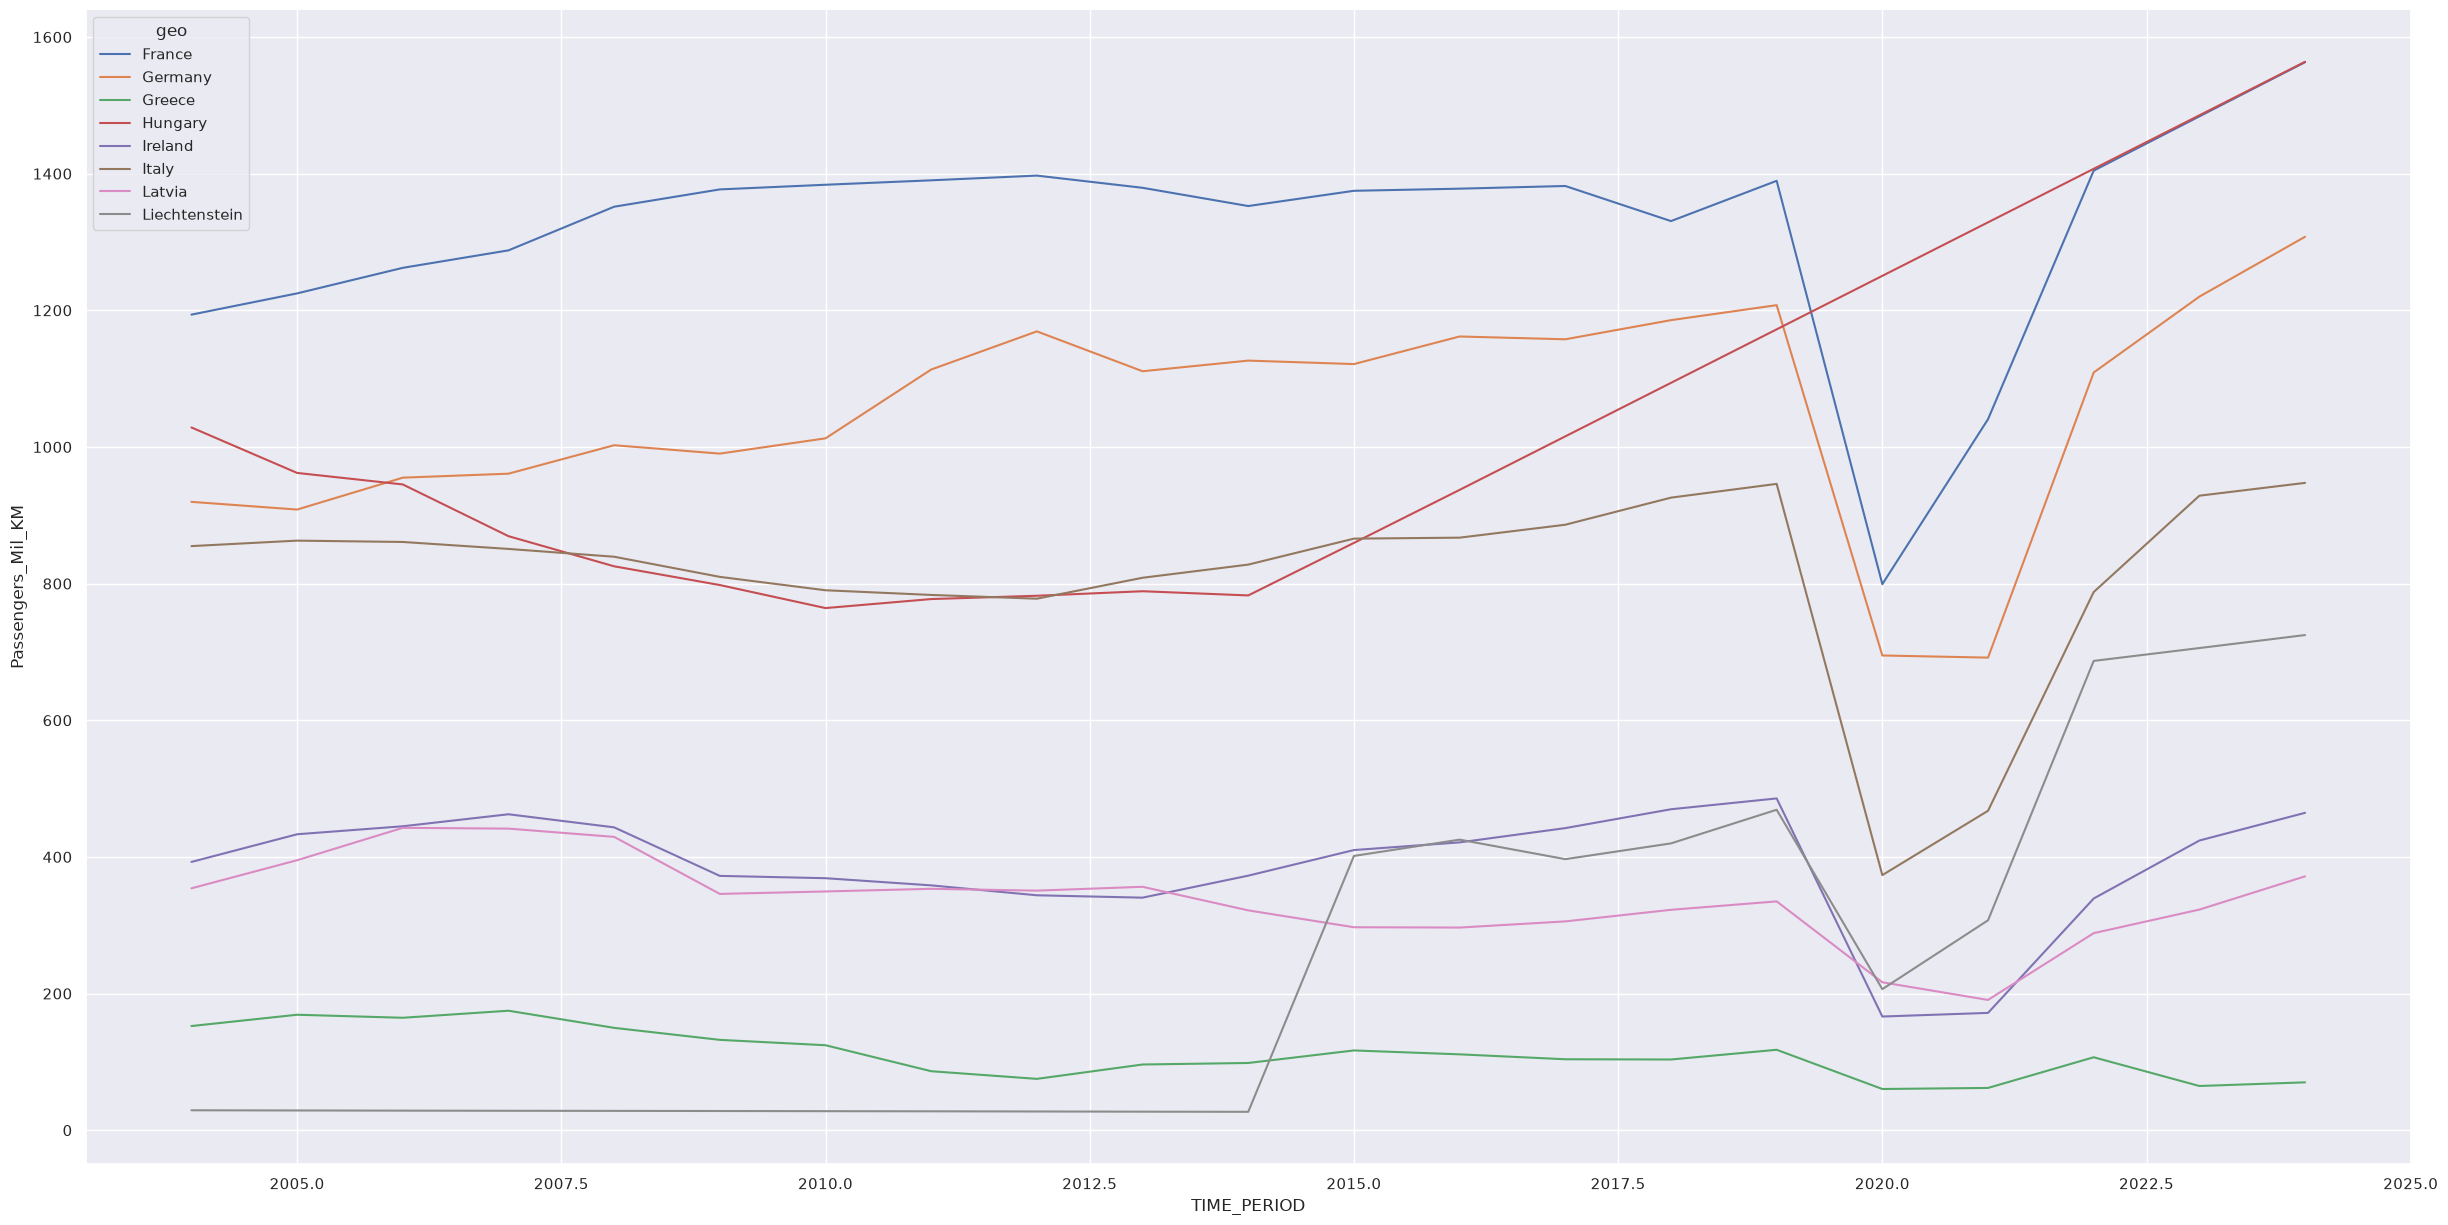
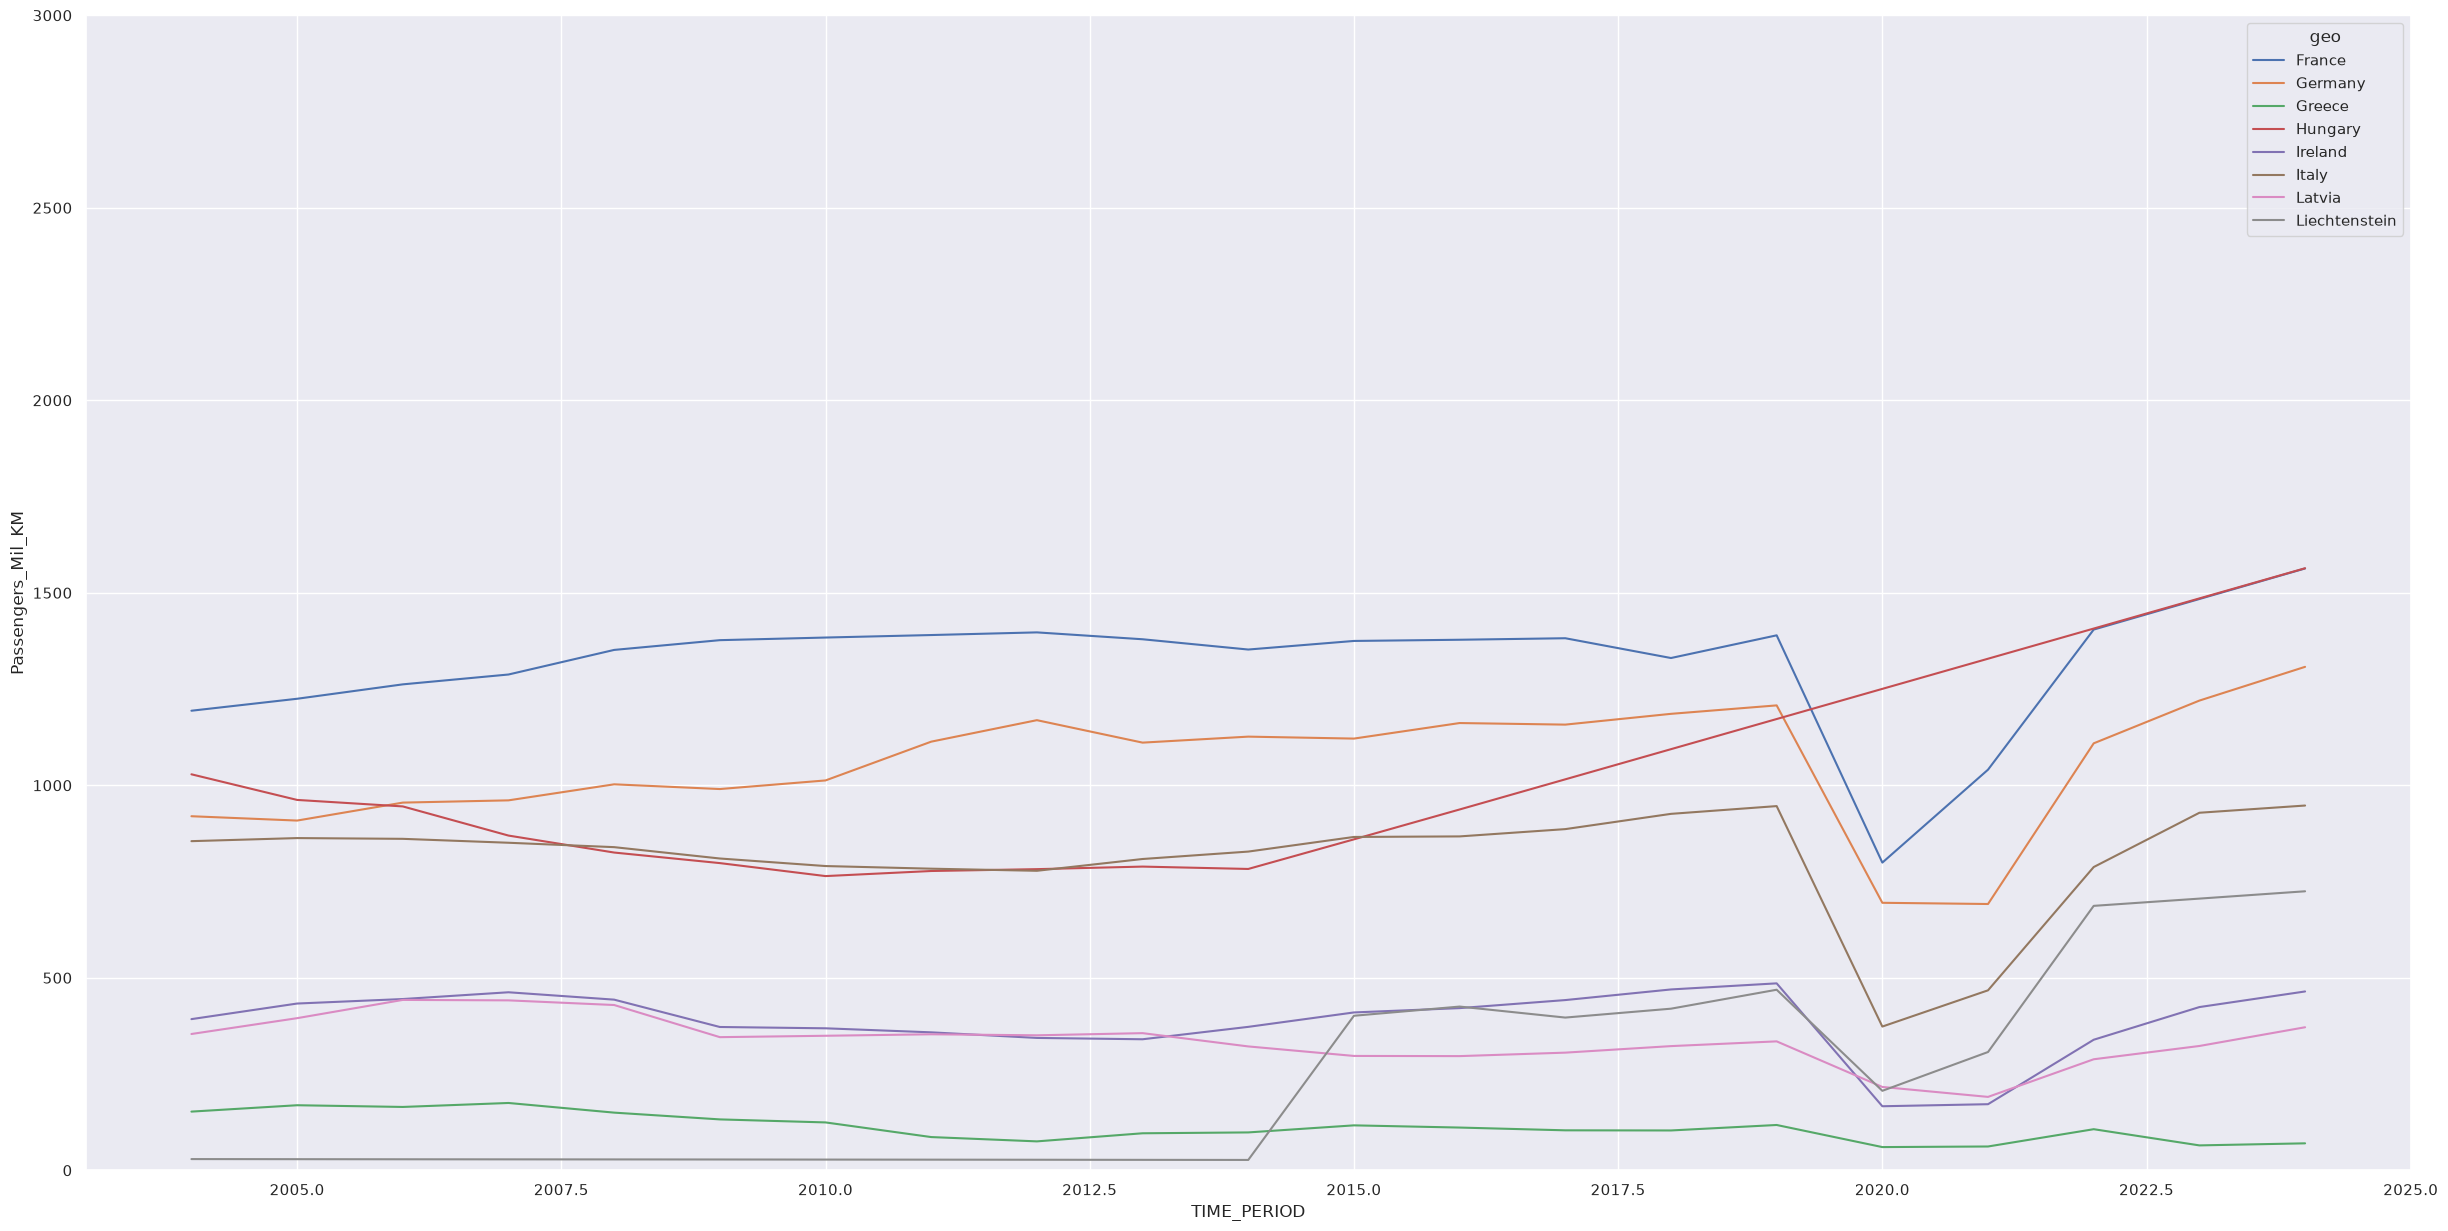
The notebook cell's code change between the first figure and the second:
--- before
+++ after
@@ -1 +1,2 @@
-sns.lineplot(get_subset(df3, 2), x='TIME_PERIOD', y='Passengers_Mil_KM', hue='geo')
+axis = sns.lineplot(get_subset(df3, 2), x='TIME_PERIOD', y='Passengers_Mil_KM', hue='geo')
+axis.set_ylim(0, 3000)

Commit: Add scale to plots